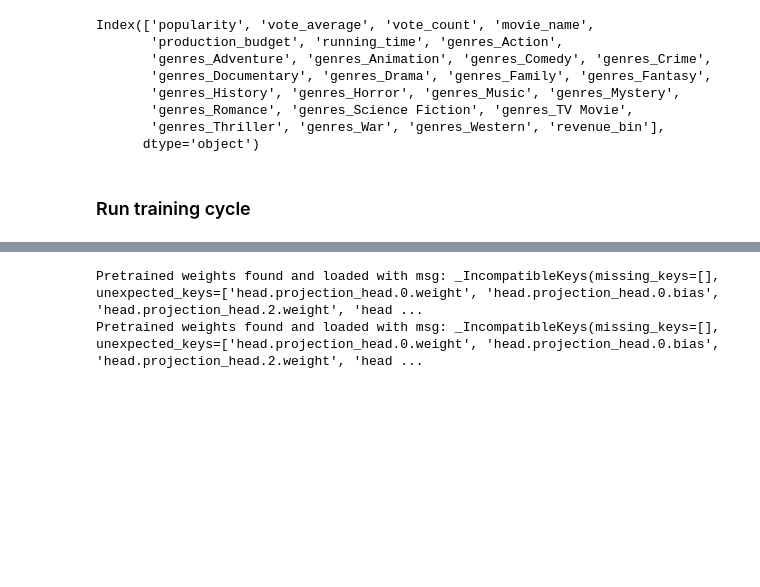
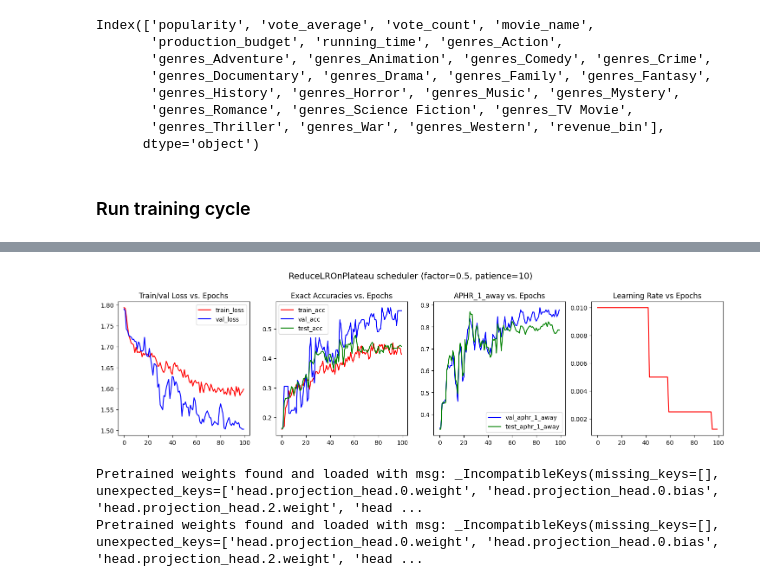
Before and after one commit to dylandao99/CSC413-Project, a Jupyter notebook: main_revenue_predictor.ipynb, the cells around one changed output, grey strips where cells are left out. Cells and saved outputs as stored; diff of their text form; code cells hidden in the pictures; blank space fills up the shorter version.

```diff
--- a/main_revenue_predictor.ipynb
+++ b/main_revenue_predictor.ipynb
@@ -678,3 +691,7 @@ plot_history(cosine_history)
+# %%
+plot_history(plateau_history, "ReduceLROnPlateau scheduler (factor=0.5, patience=10)")
+# %% [output]
+[figure, added]
 # %%
 rp_ViT = RevenuePredictorViT(args, args_vit, freeze_vit=True)
 rp_ViT = rp_ViT.to(device) # send model to GPU
```
Also changed, not shown: parts of 4 cells of this notebook.
